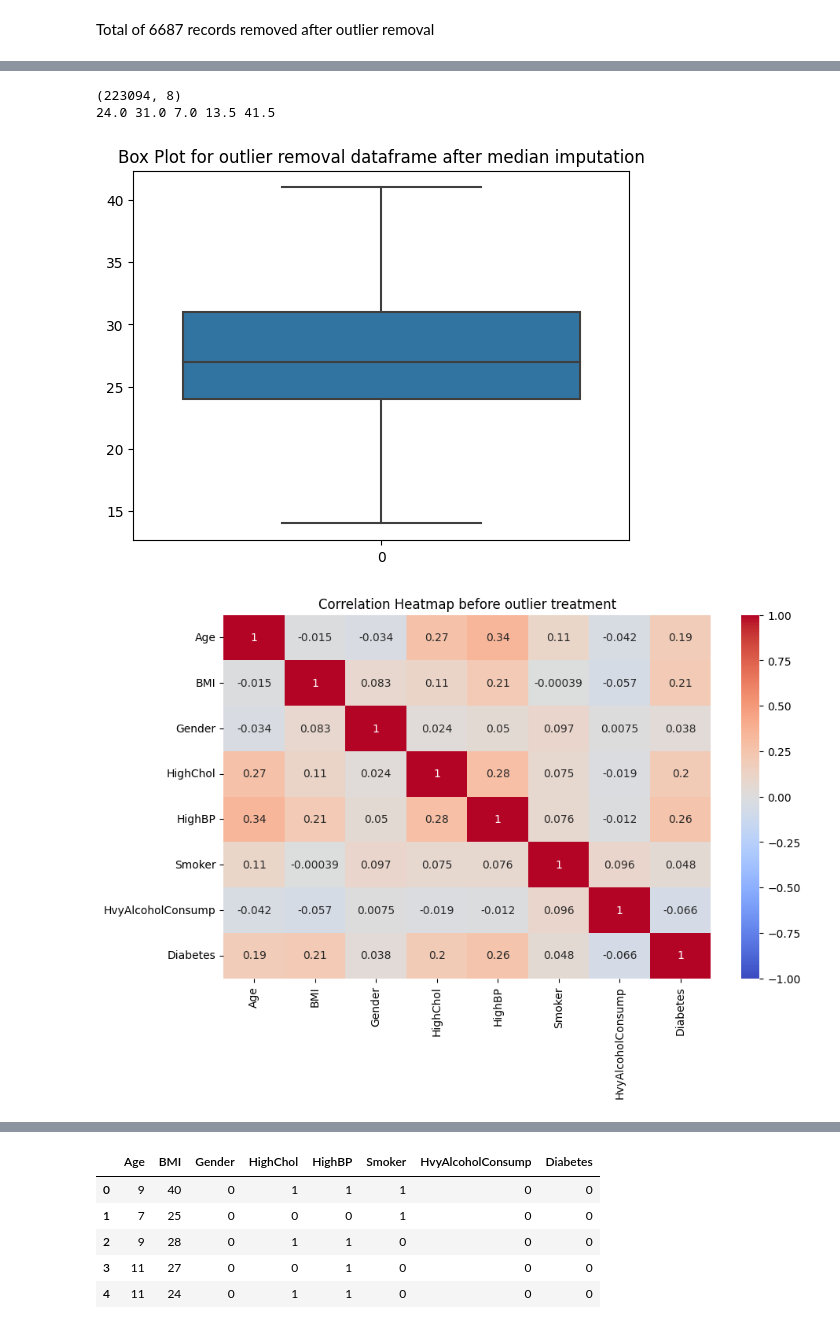
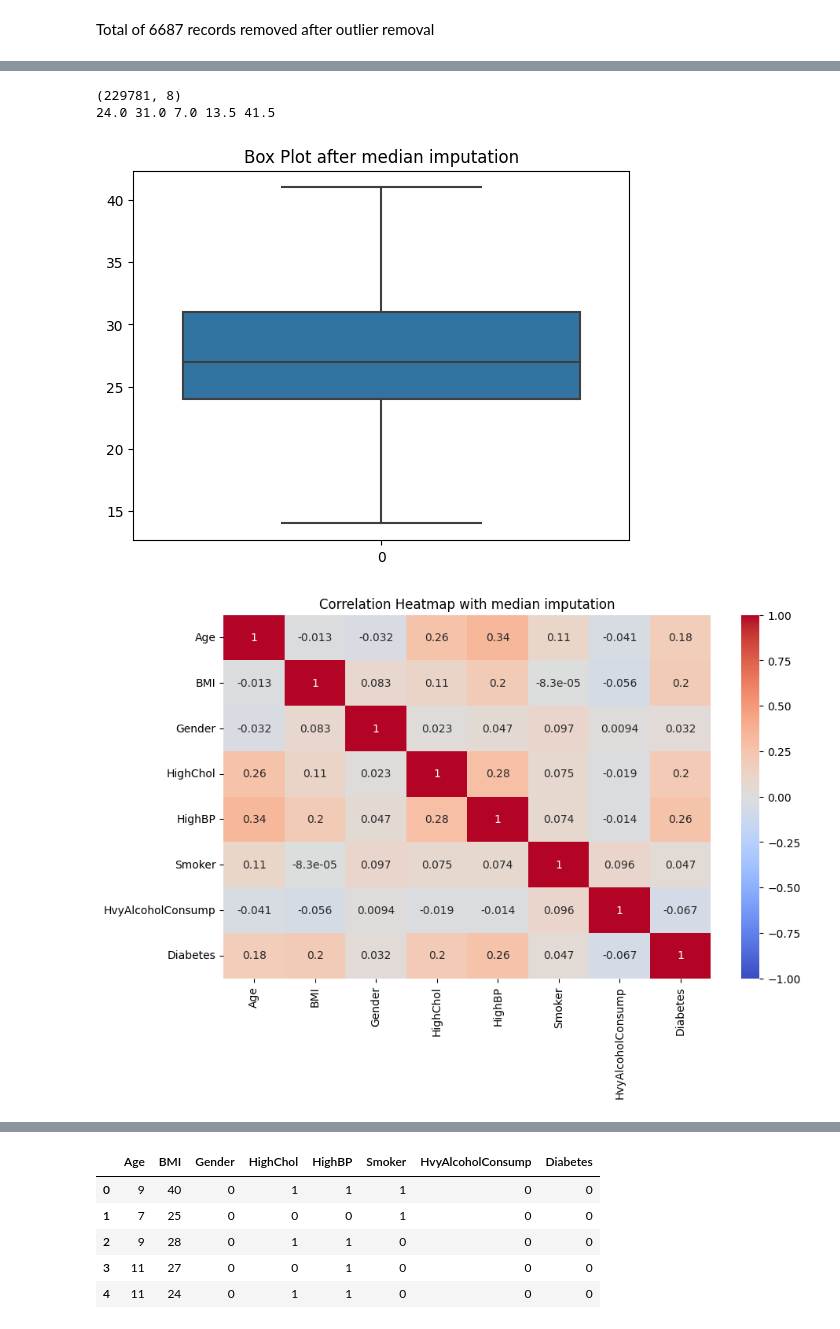
Before and after one commit to pdpavandesai/MergingDiabetesData, a Jupyter notebook: GabrielDatasetAnalysis.ipynb, the cells around one changed output, grey strips where cells are left out. Saved outputs shown, nothing was run; the diff lists cells and outputs as text; code cells hidden in the pictures.

```diff
--- a/GabrielDatasetAnalysis.ipynb
+++ b/GabrielDatasetAnalysis.ipynb
@@ -387,35 +424,35 @@ Total of 6687 records removed after outlier removal
 # %%
-# Median Imputation after removal of outliers
+# Median Imputation
 q1=0
 q3=0
 iqr=0
 Lower_tail=0
 Upper_tail=0
-for i in df_OutlierRemoval['BMI']:
-  q1 = df_OutlierRemoval['BMI'].quantile(0.25)
-  q3 = df_OutlierRemoval['BMI'].quantile(0.75)
+for i in df_MedianImputation['BMI']:
+  q1 = df_MedianImputation['BMI'].quantile(0.25)
+  q3 = df_MedianImputation['BMI'].quantile(0.75)
   iqr = q3-q1
   Lower_tail = q1 - 1.5 * iqr
   Upper_tail = q3 + 1.5 * iqr
   if i > Upper_tail or i < Lower_tail:
-    df_OutlierRemoval['BMI'] = df_OutlierRemoval['BMI']. replace (i, np.median(df_OutlierRemoval['BMI']))
+    df_MedianImputation['BMI'] = df_MedianImputation['BMI']. replace (i, np.median(df_MedianImputation['BMI']))
 
-print(df_OutlierRemoval.shape)
+print(df_MedianImputation.shape)
 print(q1,q3,iqr,Lower_tail,Upper_tail)
 
-sns.boxplot (df_OutlierRemoval['BMI'])
-plt.title("Box Plot for outlier removal dataframe after median imputation")
+sns.boxplot (df_MedianImputation['BMI'])
+plt.title("Box Plot after median imputation")
 plt.show()
 
-corr_matrix = df_OutlierRemoval.corr()
+corr_matrix = df_MedianImputation.corr()
 plt.figure(figsize=(10, 6))  # Adjust the figure size if needed
 # Generate the heatmap
 sns.heatmap(corr_matrix, annot=True, cmap='coolwarm', vmin=-1, vmax=1)
-plt.title('Correlation Heatmap before outlier treatment')
+plt.title('Correlation Heatmap with median imputation')
 plt.show()
 # %% [output]
-(223094, 8)
+(229781, 8)
 24.0 31.0 7.0 13.5 41.5
-[figure, old version]
+[figure, new version]
-[figure, old version]
+[figure, new version]
 # %%
```
Also changed, not shown: parts of 7 cells of this notebook.
